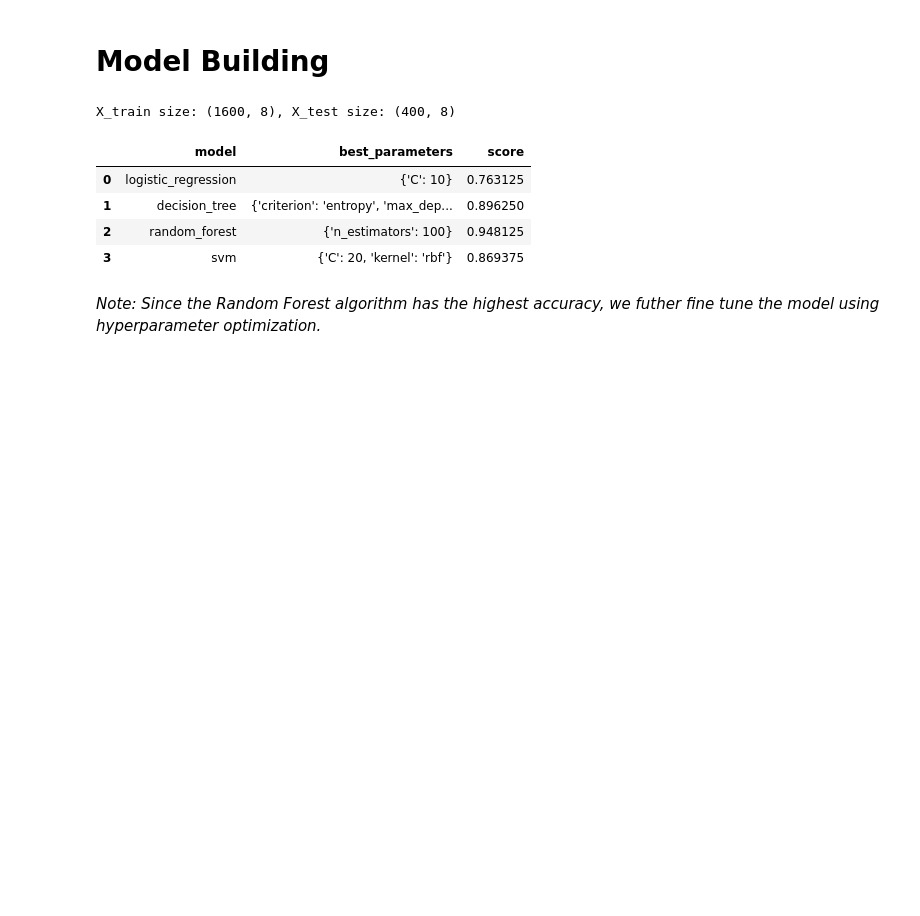
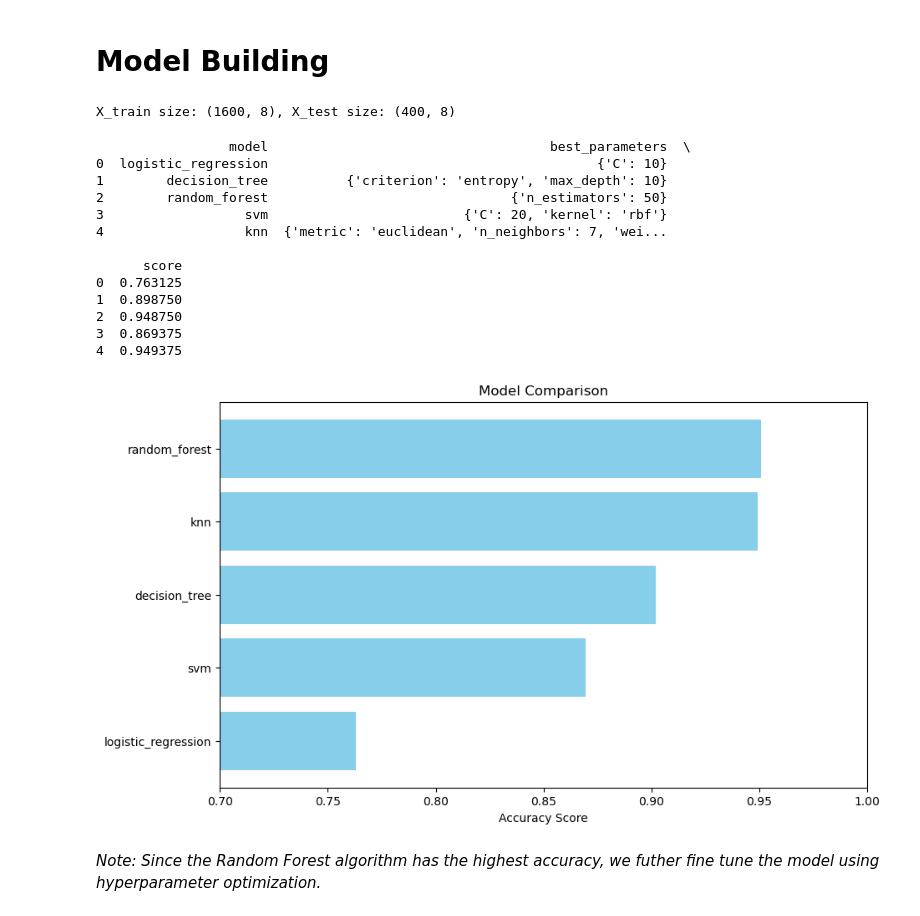
Before and after one commit to yashchinchole/Diabetes-Prediction, a Jupyter notebook: notebook/Diabetes Classification.ipynb, the cells around one changed output. Saved outputs shown, nothing was run; the diff lists cells and outputs as text; code cells hidden in the pictures; blank space fills up the shorter version.

```diff
--- a/notebook/Diabetes Classification.ipynb
+++ b/notebook/Diabetes Classification.ipynb
@@ -205,45 +205,61 @@ from sklearn.ensemble import RandomForestClassifier
 from sklearn.svm import SVC
 # %%
 # Creating a function to calculate best model for this problem
+from sklearn.model_selection import GridSearchCV, ShuffleSplit
+from sklearn.linear_model import LogisticRegression
+from sklearn.tree import DecisionTreeClassifier
+from sklearn.ensemble import RandomForestClassifier
+from sklearn.svm import SVC
+from sklearn.neighbors import KNeighborsClassifier
+import pandas as pd
+
 def find_best_model(X, y):
     models = {
         'logistic_regression': {
             'model': LogisticRegression(solver='lbfgs', multi_class='auto'),
             'parameters': {
-                'C': [1,5,10]
-               }
+                'C': [1, 5, 10]
+            }
         },
 
         'decision_tree': {
             'model': DecisionTreeClassifier(splitter='best'),
             'parameters': {
                 'criterion': ['gini', 'entropy'],
-                'max_depth': [5,10]
+                'max_depth': [5, 10]
             }
         },
 
         'random_forest': {
             'model': RandomForestClassifier(criterion='gini'),
             'parameters': {
-                'n_estimators': [10,15,20,50,100,200]
+                'n_estimators': [10, 15, 20, 50, 100, 200]
             }
         },
 
         'svm': {
             'model': SVC(gamma='auto'),
             'parameters': {
-                'C': [1,10,20],
-                'kernel': ['rbf','linear']
+                'C': [1, 10, 20],
+                'kernel': ['rbf', 'linear']
+            }
+        },
+
+        'knn': {
+            'model': KNeighborsClassifier(),
+            'parameters': {
+                'n_neighbors': [3, 5, 7, 10],
+                'weights': ['uniform', 'distance'],
+                'metric': ['euclidean', 'manhattan']
             }
         }
-
     }
 
     scores = []
     cv_shuffle = ShuffleSplit(n_splits=5, test_size=0.20, random_state=0)
 
     for model_name, model_params in models.items():
-        gs = GridSearchCV(model_params['model'], model_params['parameters'], cv = cv_shuffle, return_train_score=False)
+        gs = GridSearchCV(model_params['model'], model_params['parameters'], cv=cv_shuffle, return_train_score=False)
         gs.fit(X, y)
         scores.append({
             'model': model_name,
@@ -251,15 +267,47 @@ def find_best_model(X, y):
             'score': gs.best_score_
         })
 
-    return pd.DataFrame(scores, columns=['model','best_parameters','score'])
+    return pd.DataFrame(scores, columns=['model', 'best_parameters', 'score'])
 
-find_best_model(X_train, y_train)
+# Assuming X_train and y_train are defined elsewhere
+results = find_best_model(X_train, y_train)
+print(results)
 # %% [output]
-|  | model | best_parameters | score |
-| 0 | logistic_regression | {'C': 10} | 0.763125 |
-| 1 | decision_tree | {'criterion': 'entropy', 'max_dep... | 0.896250 |
-| 2 | random_forest | {'n_estimators': 100} | 0.948125 |
-| 3 | svm | {'C': 20, 'kernel': 'rbf'} | 0.869375 |
+                 model                                    best_parameters  \
+0  logistic_regression                                          {'C': 10}
+1        decision_tree          {'criterion': 'entropy', 'max_depth': 10}
+2        random_forest                               {'n_estimators': 50}
+3                  svm                         {'C': 20, 'kernel': 'rbf'}
+4                  knn  {'metric': 'euclidean', 'n_neighbors': 7, 'wei...
+
+      score
+0  0.763125
+1  0.898750
+2  0.948750
+3  0.869375
+4  0.949375
+# %%
+import matplotlib.pyplot as plt
+import pandas as pd
+
+# Assuming 'results' is the DataFrame returned by find_best_model
+results = pd.DataFrame({
+    'model': ['logistic_regression', 'decision_tree', 'random_forest', 'svm', 'knn'],
+    'score': [0.763125, 0.901875, 0.950625, 0.869375, 0.949375]
+})
+
+# Sort the results by score in descending order
+results = results.sort_values(by='score', ascending=False)
+
+plt.figure(figsize=(10, 6))
+plt.barh(results['model'], results['score'], color='skyblue')
+plt.xlabel('Accuracy Score')
+plt.title('Model Comparison')
+plt.xlim(0.7, 1)  # Set the x-axis limits to focus on the accuracy range
+plt.gca().invert_yaxis()  # Invert y-axis to display the highest score at the top
+plt.show()
+# %% [output]
+[figure, added]
 # %% [markdown]
 *Note: Since the Random Forest algorithm has the highest accuracy, we futher fine tune the model using hyperparameter optimization.*
 # %%
```
Also changed, not shown: parts of 6 cells of this notebook, 1 other file.
